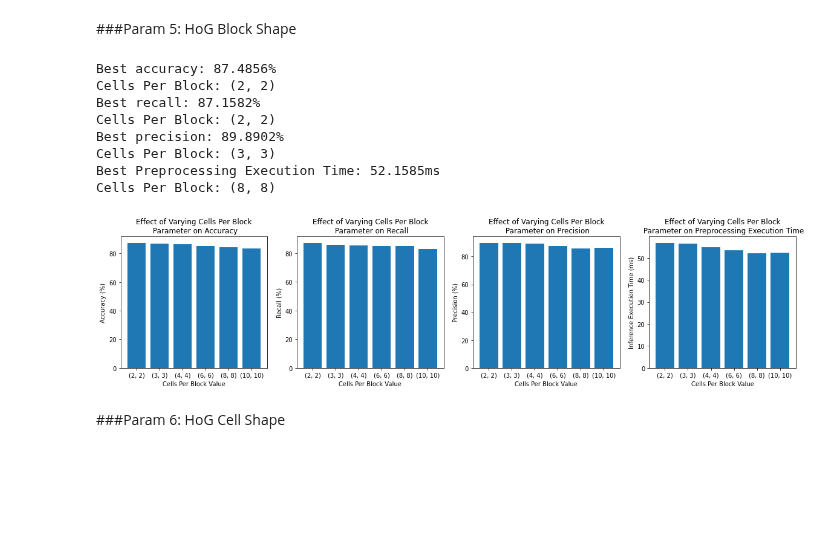
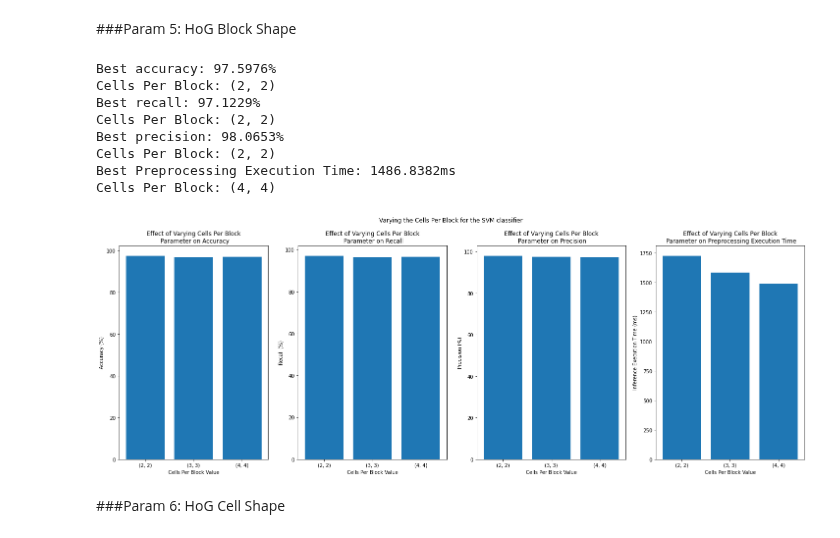
Before and after one commit to chrismartel/ECSE415-Project-G7, a Jupyter notebook: classification/classification_v2.ipynb, the cells around one changed output. Cells and saved outputs as stored; diff of their text form; code cells hidden in the pictures; blank space fills up the shorter version.

```diff
--- a/classification/classification_v2.ipynb
+++ b/classification/classification_v2.ipynb
@@ -863,7 +1031,7 @@ import numpy as np
 from random import shuffle
 import time
 
-def preprocess_images_v2(imgs, orientations, pixels_per_cell, cells_per_block, preprocessing_time=False):
+def preprocess_images_v2(imgs, orientations, pixels_per_cell, cells_per_block, preprocessing_time=False, compute_spatial_features=False):
   '''
   Preprocess an image.
 
@@ -886,14 +1054,22 @@ def preprocess_images_v2(imgs, orientations, pixels_per_cell, cells_per_block, p
     start = time.time()
 
     # Min-max normalization
-    min, max = np.min(img), np.max(img)
+    min, max = 0, 255
     img = (img - min) / (max - min)
 
     # Extract HoG features
     feature = hog(img, orientations=orientations, pixels_per_cell = pixels_per_cell, cells_per_block=cells_per_block, feature_vector=True, multichannel=True, visualize=False)
 
+
+    if compute_spatial_features:
+      small_img = resize(img,(16,16))
+      spatial_features = small_img.flatten()
+      feature = np.concatenate((feature, spatial_features), axis=-1)
+
+    # inti features array
     if features is None:
       features = np.zeros((N, len(feature)))
+
     features[i] = feature
     end = time.time()
     exec_times_ms[i] = (end - start) * 1000
@@ -903,7 +1079,7 @@ def preprocess_images_v2(imgs, orientations, pixels_per_cell, cells_per_block, p
   ret.append(features)
 
   if preprocessing_time:
-    ret.append(exec_times_ms)
+    ret.append(np.mean(exec_times_ms))
 
   if len(ret) == 1:
     return ret[0]
@@ -1864,13 +2195,13 @@ import gc
 # Dataset parameters
 positive_negative_ratio = 1
 min_intersection_ratio = 0.8
-use_external_vehicle_samples = True
+
 
 # Preprocessing parameters
-W = 128
-H = 80
+input_shape = (64,64)
+
 orientations = 9 # number of orientation bins
-pixels_per_cell = (8,8) # number of pixels per cell
+pixels_per_cell = (16,16) # number of pixels per cell
 
 # SVM parameters
 bagging = False
@@ -1884,30 +2215,37 @@ criterion = 'entropy'
 max_depth = None
 min_samples_split = 2
 
-param_range = [(2,2),(3,3),(4,4), (6,6), (8,8), (10,10)]
+compute_spatial_features = False
+
+param_range = [(2,2),(3,3),(4,4)]
 
 recalls, accuracies, precisions, preprocessing_exec_times = np.zeros(len(param_range)), np.zeros(len(param_range)), np.zeros(len(param_range)), np.zeros(len(param_range))
 
 # Build Dataset
-sequences = build_dataset(positive_negative_ratio=positive_negative_ratio, min_intersection_ratio=min_intersection_ratio, use_external_vehicle_samples=use_external_vehicle_samples)
+# sequences = build_dataset(positive_negative_ratio=positive_negative_ratio, min_intersection_ratio=min_intersection_ratio)
+imgs, labels = build_dataset_v2(positive_negative_ratio=positive_negative_ratio, number_of_positive_samples=number_of_positive_samples, resize_shape=input_shape)
 
 for i, cells_per_block in enumerate(param_range):
 
   # Preprocess
-  features, labels, preprocessing_exec_time = preprocess_sequences(sequences, (H,W), orientations, pixels_per_cell, cells_per_block, preprocessing_time=True)
+  # features, labels, preprocessing_exec_time = preprocess_sequences(sequences, input_shape, orientations, pixels_per_cell, cells_per_block, compute_spatial_features=compute_spatial_featurespreprocessing_time=True)
+  features, preprocessing_exec_time = preprocess_images_v2(imgs, orientations=orientations, pixels_per_cell=pixels_per_cell, cells_per_block=cells_per_block, compute_spatial_features=compute_spatial_features, preprocessing_time=True)
 
   # CV
-  acc, rec, prec, inference_exec_time = cross_validation(features, labels, classifier_type=classifier_type, C=C, bagging=bagging, n_estimators=n_estimators, n_estimators_random_forest=n_estimators_random_forest, criterion=criterion,max_depth=max_depth, min_samples_split=min_samples_split)
+  # acc, rec, prec, inference_exec_time = cross_validation(features, labels, classifier_type=classifier_type, C=C, bagging=bagging, n_estimators=n_estimators, n_estimators_random_forest=n_estimators_random_forest, criterion=criterion,max_depth=max_depth, min_samples_split=min_samples_split)
+  acc, rec, prec, exec = cross_validation_v2(features, labels, classifier_type=classifier_type, C=C, bagging=bagging, n_estimators=n_estimators, n_estimators_random_forest=n_estimators_random_forest, criterion=criterion, max_depth=max_depth, min_samples_split=min_samples_split)
+
   recalls[i] = np.mean(rec)
   accuracies[i] = np.mean(acc)
   precisions[i] = np.mean(prec)
   preprocessing_exec_times[i] = preprocessing_exec_time
 
   del features
-  del labels
   gc.collect()
 
-del sequences
+# del sequences
+del imgs
+del labels
 gc.collect()
 
 # Display
@@ -1915,8 +2253,8 @@ param_name = "Cells Per Block"
 param_range_str = [str(x) for x in param_range]
 
 fig, axes = plt.subplots(1,4)
-fig.set_figheight(4)
-fig.set_figwidth(20)
+fig.set_figheight(8)
+fig.set_figwidth(25)
 fig.suptitle('Varying the {param_name} for the SVM classifier'.format(param_name=param_name))
 
 # Plot Accuracy
@@ -1924,40 +2262,40 @@ axes[0].bar(param_range_str,accuracies)
 axes[0].set_title("Effect of Varying {param_name}\n Parameter on Accuracy".format(param_name=param_name))
 axes[0].set_xlabel("{param_name} Value".format(param_name=param_name))
 axes[0].set_ylabel("Accuracy (%)")
 print("Best accuracy: {acc:.4f}%\n{param_name}: {param}".format(acc=np.max(accuracies), param=param_range_str[np.argmax(accuracies)], param_name=param_name))
 
 # Plot Recall
 axes[1].bar(param_range_str,recalls)
 axes[1].set_title("Effect of Varying {param_name}\n Parameter on Recall".format(param_name=param_name))
 axes[1].set_xlabel("{param_name} Value".format(param_name=param_name))
 axes[1].set_ylabel("Recall (%)")
 print("Best recall: {rec:.4f}%\n{param_name}: {param}".format(rec=np.max(recalls), param=param_range_str[np.argmax(recalls)],param_name=param_name))
 
 # Plot Precision
 axes[2].bar(param_range_str,precisions)
 axes[2].set_title("Effect of Varying {param_name}\n Parameter on Precision".format(param_name=param_name))
 axes[2].set_xlabel("{param_name} Value".format(param_name=param_name))
 axes[2].set_ylabel("Precision (%)")
 print("Best precision: {prec:.4f}%\n{param_name}: {param}".format(prec=np.max(precisions), param=param_range_str[np.argmax(precisions)], param_name=param_name))
 
 # Plot Inference Execution Time
 axes[3].bar(param_range_str,1000*preprocessing_exec_times)
 axes[3].set_title("Effect of Varying {param_name}\n Parameter on Preprocessing Execution Time".format(param_name=param_name))
 axes[3].set_xlabel("{param_name} Value".format(param_name=param_name))
 axes[3].set_ylabel("Inference Execution Time (ms)")
 print("Best Preprocessing Execution Time: {exec:.4f}ms\n{param_name}: {param}".format(exec=1000*np.min(preprocessing_exec_times), param=param_range_str[np.argmin(preprocessing_exec_times)], param_name=param_name))
 
 plt.show()
 # %% [output]
-Best accuracy: 87.4856%
+Best accuracy: 97.5976%
 Cells Per Block: (2, 2)
-Best recall: 87.1582%
+Best recall: 97.1229%
 Cells Per Block: (2, 2)
-Best precision: 89.8902%
-Cells Per Block: (3, 3)
-Best Preprocessing Execution Time: 52.1585ms
-Cells Per Block: (8, 8)
+Best precision: 98.0653%
+Cells Per Block: (2, 2)
+Best Preprocessing Execution Time: 1486.8382ms
+Cells Per Block: (4, 4)
-[figure, old version]
+[figure, new version]
 # %% [markdown]
 ###Param 6: HoG Cell Shape
 # %%
```
Also changed, not shown: parts of 41 cells of this notebook.
